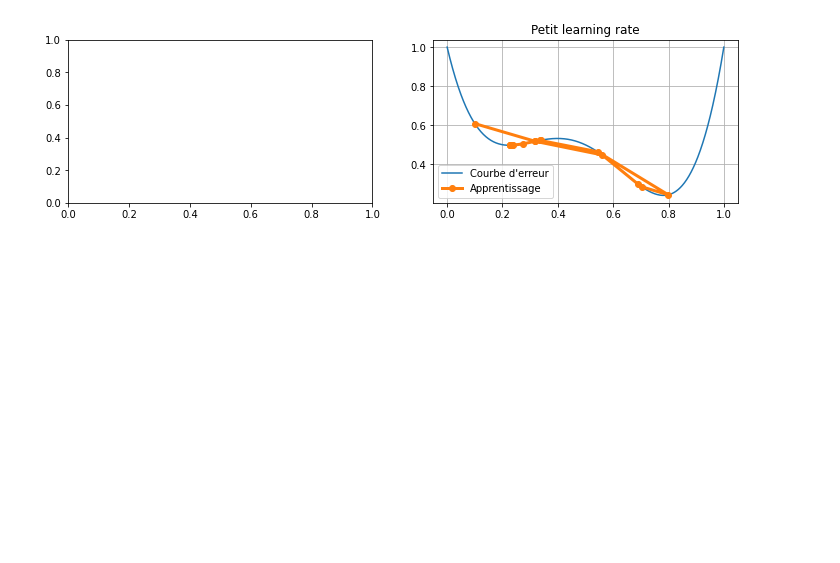
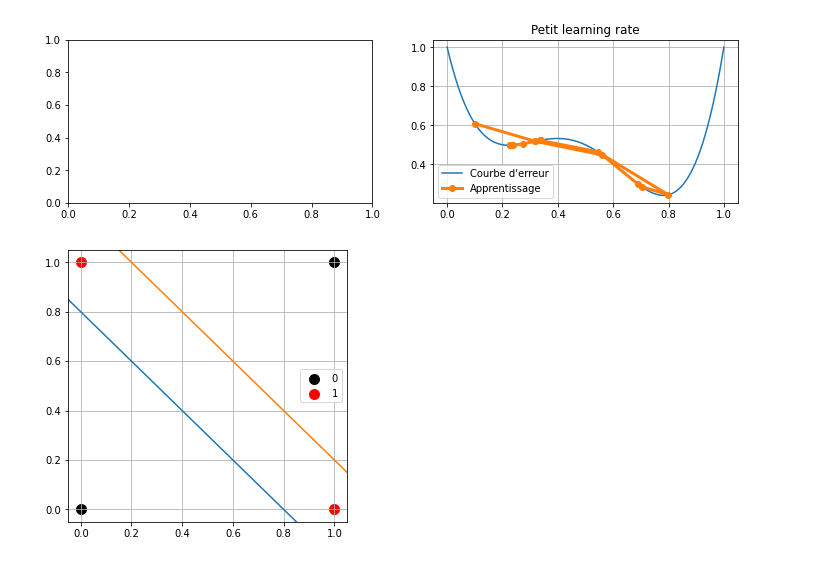
Before and after one commit to tttienthinh/4Tipe, a Jupyter notebook: 5-Optimizers/Test optimizer.ipynb, the cells around one changed output. Cells and saved outputs as stored; diff of their text form; code cells hidden in the pictures; blank space fills up the shorter version.

```diff
--- a/5-Optimizers/Test optimizer.ipynb
+++ b/5-Optimizers/Test optimizer.ipynb
@@ -546,3 +607,16 @@ print(reseau.w) # Honnetement c'est bof
 # %% [output]
 0.22555550391853058
 [figure]
+# %%
+plt.figure(figsize=(5, 5))
+plt.scatter([0, 1], [0, 1], c="black", linewidths=5, label="0")
+plt.scatter([0, 1], [1, 0], c="red", linewidths=5, label="1")
+plt.plot([-0.2, 1], [1, -0.2])
+plt.plot([0, 1.2], [1.2, 0])
+plt.xlim(-0.05, 1.05)
+plt.ylim(-0.05, 1.05)
+plt.grid()
+plt.legend()
+plt.savefig("XOR.jpg")
+# %% [output]
+[figure, added]
```
Also changed, not shown: parts of 2 cells of this notebook, 19 other files.
